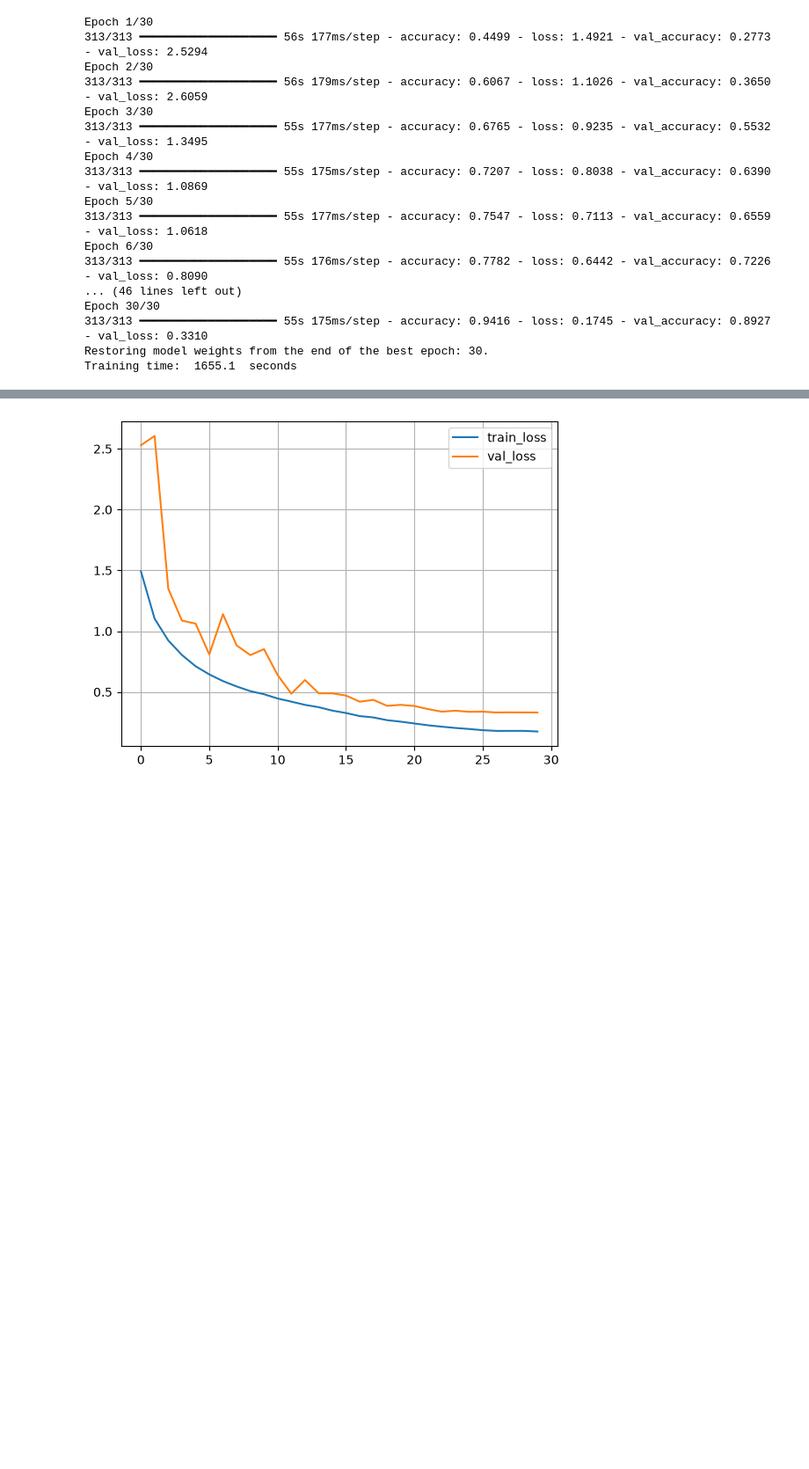
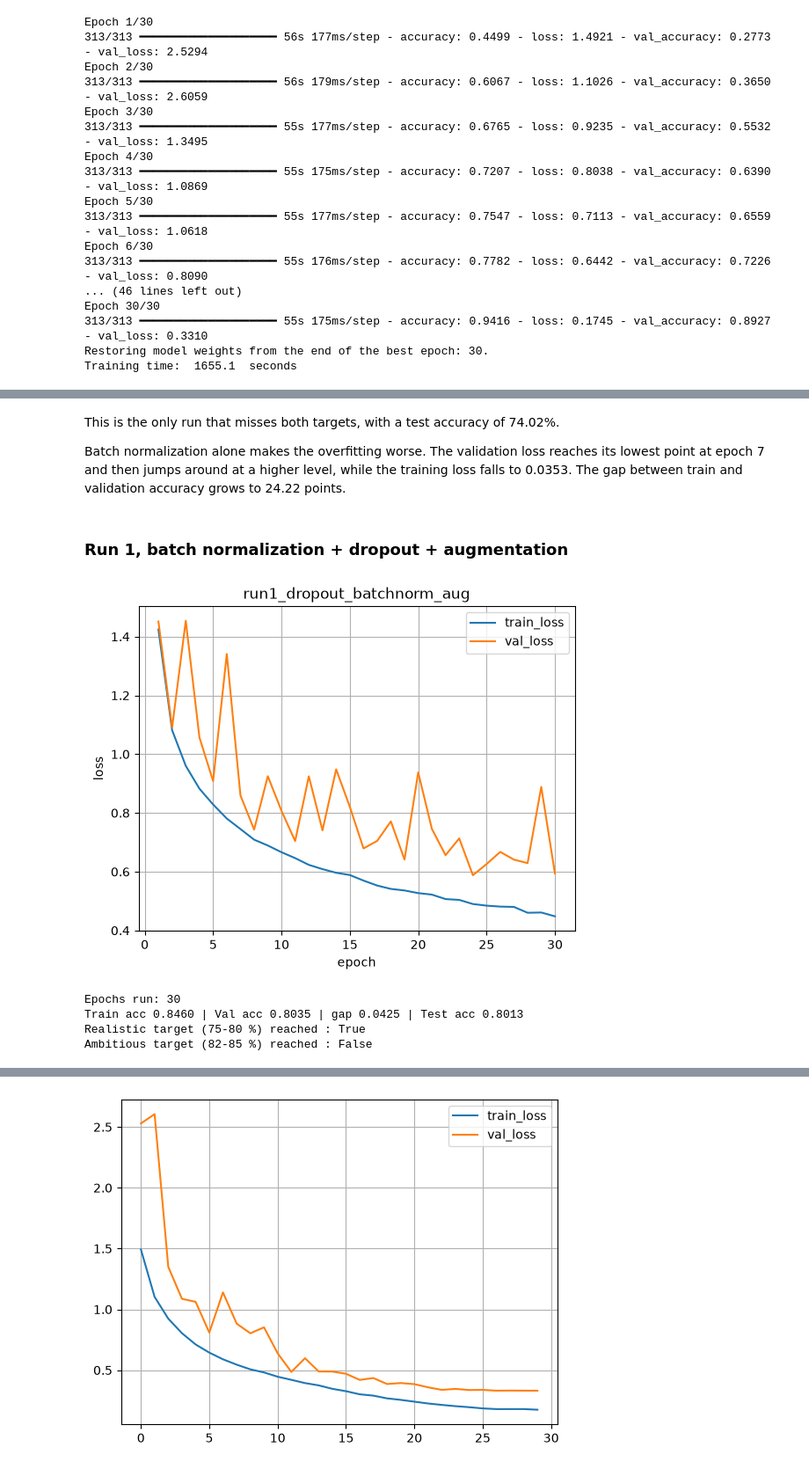
Before and after one commit to alekkiq/neural-networks-g5, a Jupyter notebook: mini-projects/cifar-10/cnn.ipynb, the cells around one changed output, grey strips where cells are left out. Shown at 88% size. Drawn from its saved outputs; the diff is of its cells as text; code cells hidden in the pictures; blank space fills up the shorter version.

```diff
--- a/mini-projects/cifar-10/cnn.ipynb
+++ b/mini-projects/cifar-10/cnn.ipynb
@@ -243,0 +350,14 @@ Training time:  1655.1  seconds
+# %% [markdown]
+This is the only run that misses both targets, with a test accuracy of 74.02%.
+
+Batch normalization alone makes the overfitting worse. The validation loss reaches its lowest point at epoch 7 and then jumps around at a higher level, while the training loss falls to 0.0353. The gap between train and validation accuracy grows to 24.22 points.
+# %% [markdown]
+### Run 1, batch normalization + dropout + augmentation
+# %%
+show_run("run1_dropout_batchnorm_aug")
+# %% [output]
+[figure, added]
+Epochs run: 30
+Train acc 0.8460 | Val acc 0.8035 | gap 0.0425 | Test acc 0.8013
+Realistic target (75-80 %) reached : True
+Ambitious target (82-85 %) reached : False
```
Also changed, not shown: parts of 30 cells of this notebook.
